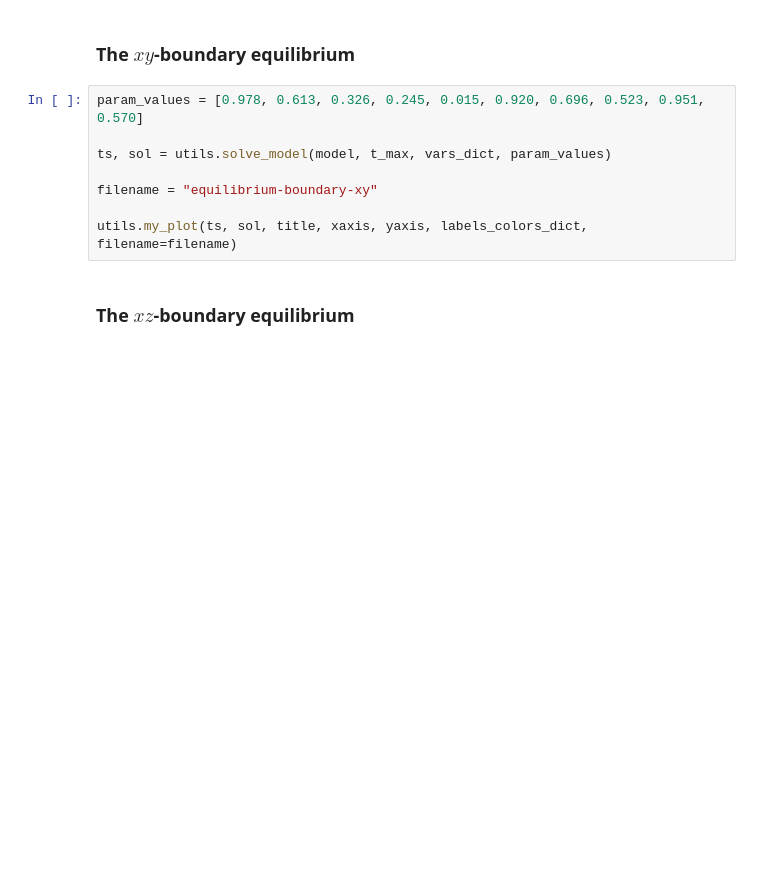
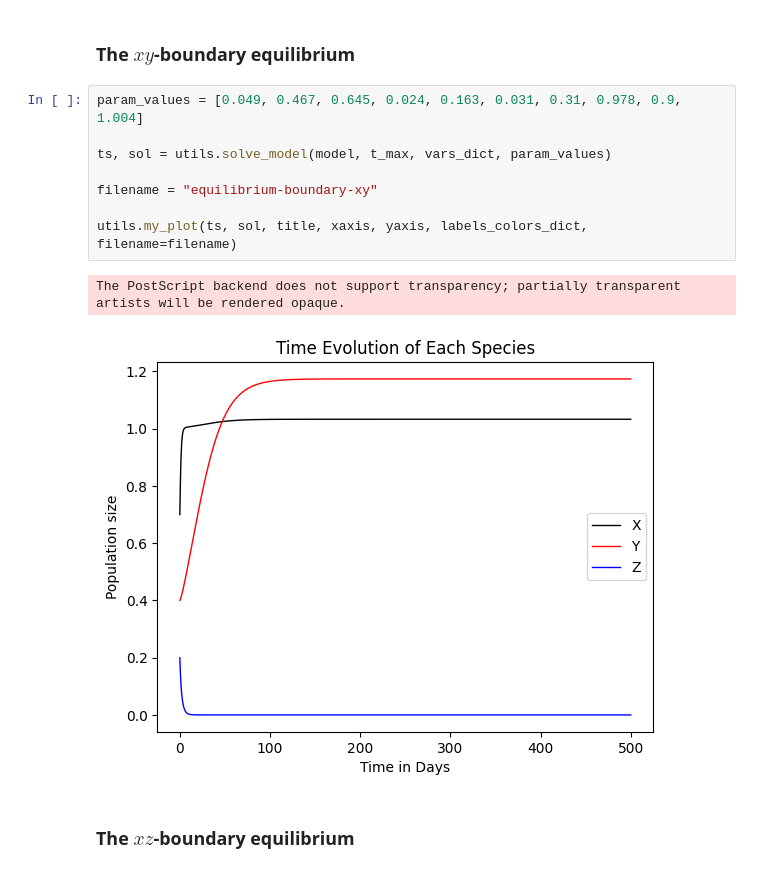
Before and after one commit to rkp1503/Complex-Dynamics-of-a-Three-Species-Ecosystem, a Jupyter notebook: code_python/main.ipynb, the cells around one changed output. Saved outputs shown, nothing was run; the diff lists cells and outputs as text; blank space fills up the shorter version.

```diff
--- a/code_python/main.ipynb
+++ b/code_python/main.ipynb
@@ -425,13 +338,16 @@ utils.my_plot(ts, sol, title, xaxis, yaxis, labels_colors_dict, filename=filenam
 # %% [markdown]
 ### The $xy$-boundary equilibrium
 # %%
-param_values = [0.978, 0.613, 0.326, 0.245, 0.015, 0.920, 0.696, 0.523, 0.951, 0.570]
+param_values = [0.049, 0.467, 0.645, 0.024, 0.163, 0.031, 0.31, 0.978, 0.9, 1.004]
 
 ts, sol = utils.solve_model(model, t_max, vars_dict, param_values)
 
 filename = "equilibrium-boundary-xy"
 
 utils.my_plot(ts, sol, title, xaxis, yaxis, labels_colors_dict, filename=filename)
+# %% [output]
+The PostScript backend does not support transparency; partially transparent artists will be rendered opaque.
+[figure, added]
 # %% [markdown]
 ### The $xz$-boundary equilibrium
 # %%
```
Also changed, not shown: parts of 26 cells of this notebook.
